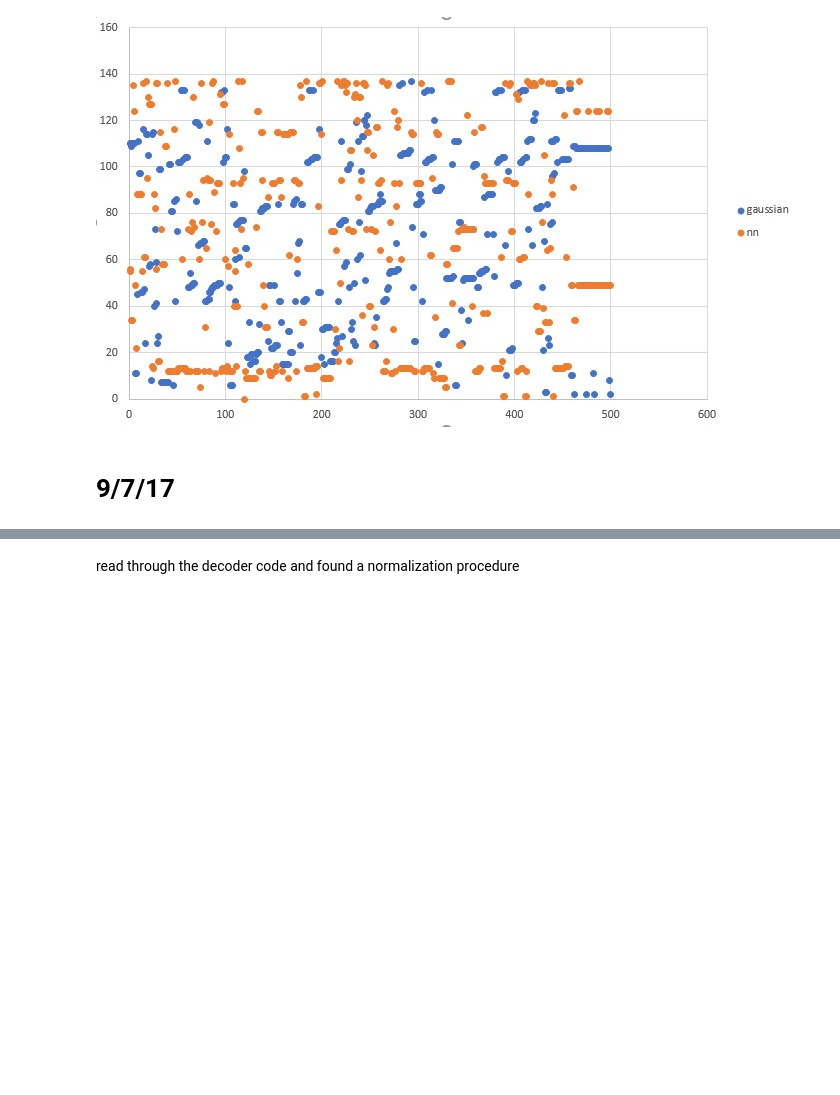
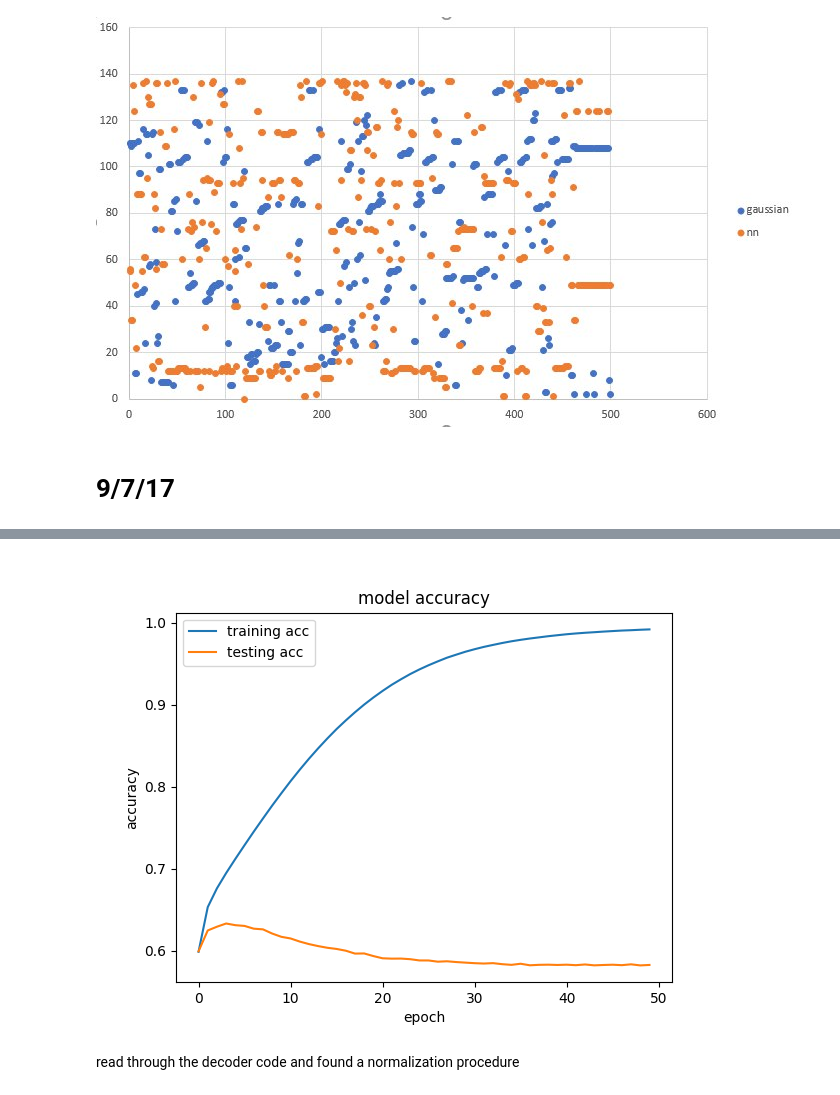
Before and after one commit to vagrawal/gsoc-progress, a Jupyter notebook: mshah1/GSOC.ipynb, the cells around one changed output, grey strips where cells are left out. Drawn from its saved outputs; the diff is of its cells as text; code cells hidden in the pictures; blank space fills up the shorter version.

```diff
--- a/mshah1/GSOC.ipynb
+++ b/mshah1/GSOC.ipynb
@@ -896,3 +937,8 @@ display(Image(filename='dnn-vs-gau.jpg', embed=True))
+# %%
+from IPython.display import Image, display
+display(Image(filename='mlp4-0x2048-adagrad.png', embed=True))
+# %% [output]
+[figure, added]
 # %% [markdown]
 read through the decoder code and found a normalization procedure
 # %%
```
Also changed, not shown: parts of 6 cells of this notebook, 4 other files.
